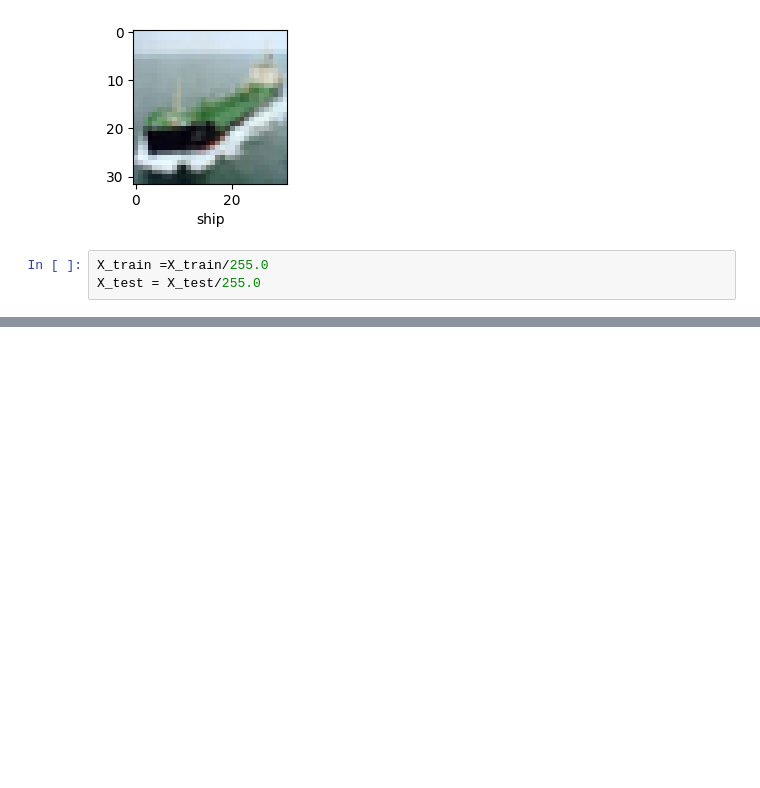
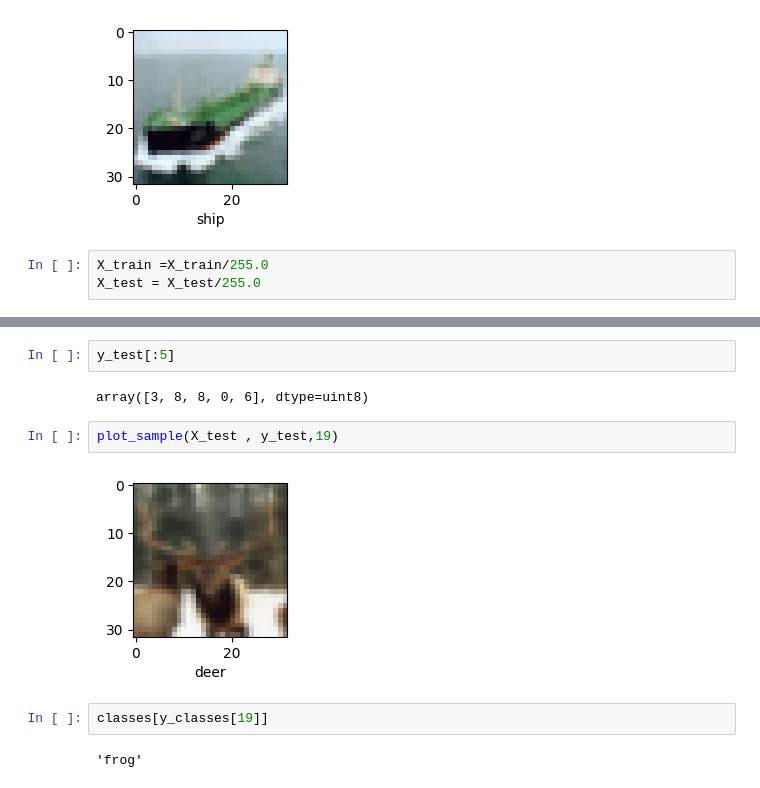
Before and after one commit to Sarvesh421/Img_Classification-_CNN, a Jupyter notebook: Image_Classification_using_CNN.ipynb, the cells around one changed output, grey strips where cells are left out. Saved outputs shown, nothing was run; the diff lists cells and outputs as text; blank space fills up the shorter version.

```diff
--- a/Image_Classification_using_CNN.ipynb
+++ b/Image_Classification_using_CNN.ipynb
@@ -668,0 +246,12 @@ Prediction: [[0.08870633 0.09099141 0.09547181 0.12461235 0.09623102 0.08825652
+# %%
+y_test[:5]
+# %% [output]
+array([3, 8, 8, 0, 6], dtype=uint8)
+# %%
+plot_sample(X_test , y_test,19)
+# %% [output]
+[figure, added]
+# %%
+classes[y_classes[19]]
+# %% [output]
+'frog'
```
Also changed, not shown: parts of 51 cells of this notebook.
